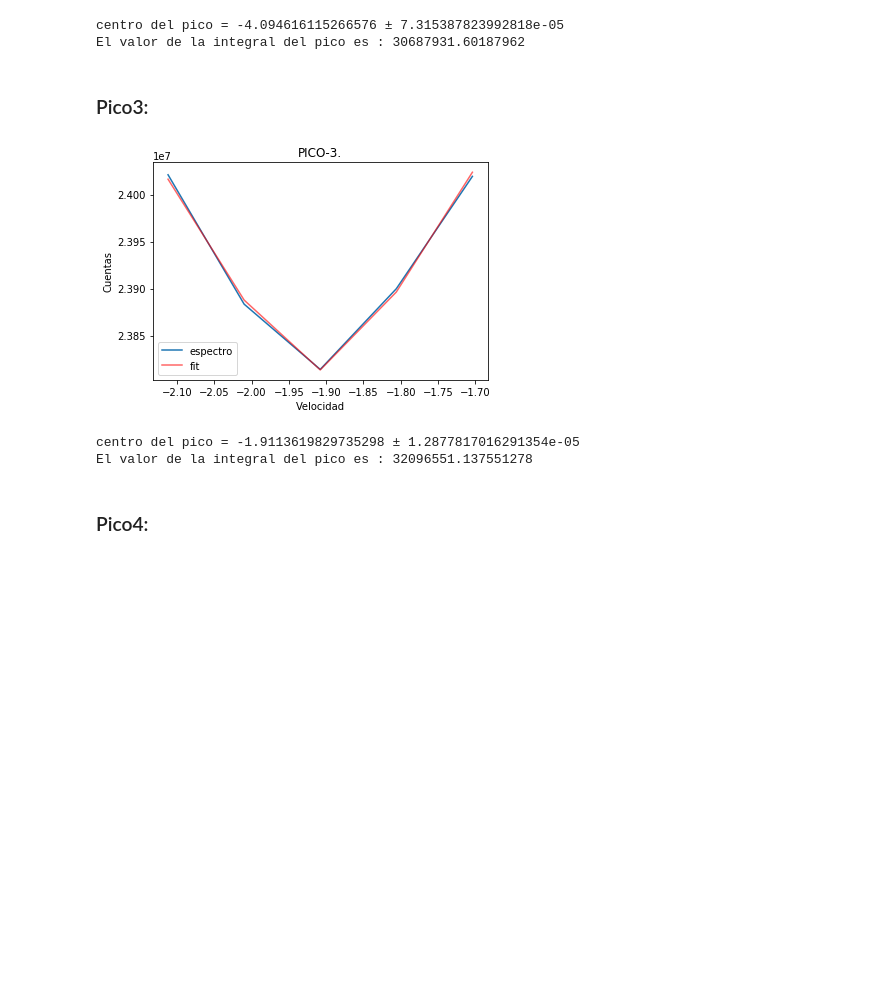
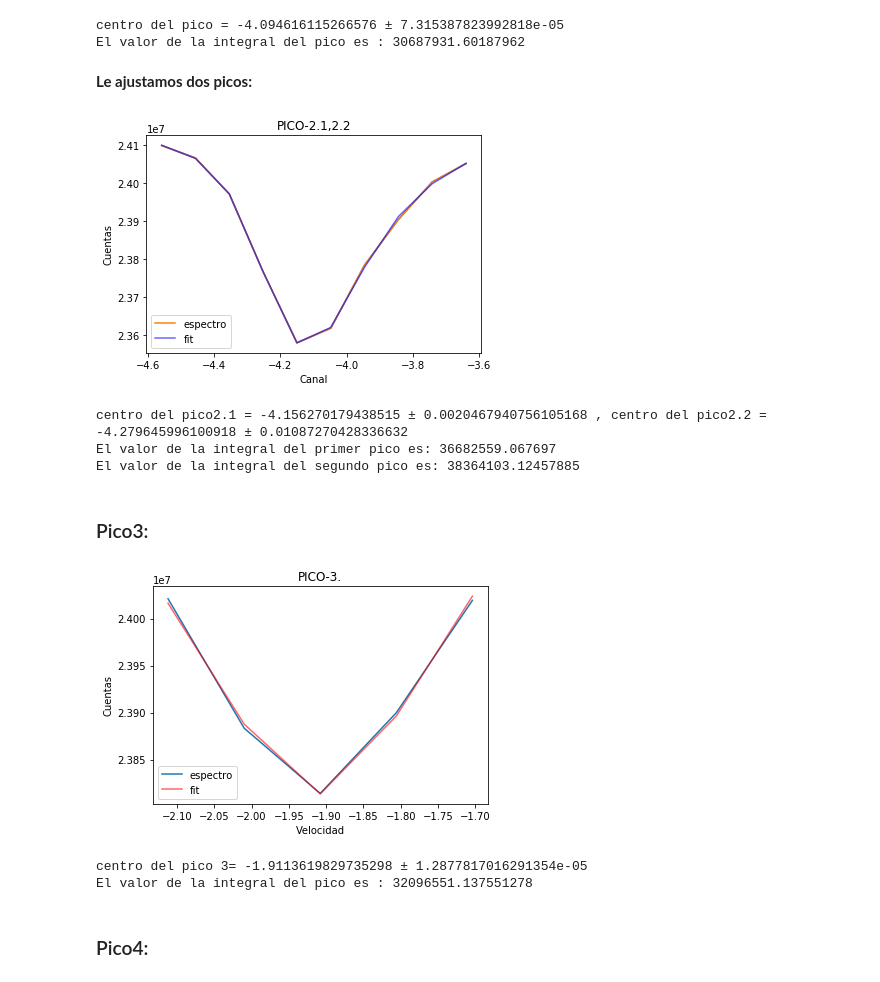
Before and after one commit to monticellifernando/EC2, a Jupyter notebook: 2020/GA/Exp2/Mössbauer_parte2.ipynb, the cells around one changed output. Drawn from its saved outputs; the diff is of its cells as text; code cells hidden in the pictures; blank space fills up the shorter version.

```diff
--- a/2020/GA/Mössbauer_parte2.ipynb
+++ b/2020/GA/Exp2/Mössbauer_parte2.ipynb
@@ -424,6 +473,55 @@ print("El valor de la integral del pico es :",k)
 [figure]
 centro del pico = -4.094616115266576 ± 7.315387823992818e-05
 El valor de la integral del pico es : 30687931.60187962
+# %% [markdown]
+**Le ajustamos dos picos:**
+# %%
+
+Pi2=data.iloc[92:102,]
+
+plt.plot(Pi2.iloc[:,0],Pi2.iloc[:,1])
+plt.title("PICO-2.1,2.2")
+x=Pi2.iloc[:,0]
+y=Pi2.iloc[:,1]
+
+def Lorentz(x, a1, a2, x01 , x02 , b1 , b2 ,c):    #a=altura*5, x0
+    return -(a1 * b1**2 / ((x-x01)**2 + b1**2) + a2 * b2**2 / ((x-x02)**2 + b2**2))+c
+
+popt,pcov = curve_fit(Lorentz, x, y, p0=[2350000,2350000,-4.2,-4.1,0.3,0.3,950000])
+
+plt.plot(Pi2.iloc[:,0],Pi2.iloc[:,1],label="espectro")    #doy vuelta el pico poniendo valor -y
+plt.plot(x, Lorentz(x, *popt), 'b-', label='fit',alpha=0.6)
+plt.legend()
+plt.xlabel('Canal')
+plt.ylabel('Cuentas')
+plt.show()
+
+print("centro del pico2.1 =",popt[2],"±",pcov[2,2],", centro del pico2.2 =",popt[3],"±",pcov[3,3])
+
+#CALCULAMOS LAS INTEGRALES DE LOS PICOS
+def integrand(x,c,d):
+    return Lorentz(x,popt[0],0,popt[2],0,popt[4],0,popt[6])
+c = popt[2]-3*popt[4]
+d = popt[2]+3*popt[4]
+I = quad(integrand, popt[2]-3*popt[4], popt[2]+3*popt[4],args=(c,d))
+# print(I)
+t=I[0]
+
+def integrand(x,c,d):
+    return Lorentz(x,0,popt[1],0,popt[3],0,popt[5],popt[6])
+c = popt[3]-3*popt[5]
+d = popt[3]+3*popt[5]
+I = quad(integrand, popt[3]-3*popt[5], popt[3]+3*popt[5],args=(c,d))
+# print(I)
+l=I[0]
+
+print("El valor de la integral del primer pico es:",t)
+print("El valor de la integral del segundo pico es:",l)
+# %% [output]
+[figure, added]
+centro del pico2.1 = -4.156270179438515 ± 0.0020467940756105168 , centro del pico2.2 = -4.279645996100918 ± 0.01087270428336632
+El valor de la integral del primer pico es: 36682559.067697
+El valor de la integral del segundo pico es: 38364103.12457885
 # %% [markdown]
 ### Pico3:
 # %%
@@ -447,7 +545,7 @@ plt.xlabel('Velocidad')
 plt.ylabel('Cuentas')
 plt.show()
 
-print("centro del pico = "+str(popt[1])+" ± "+str(pcov[1,1]))
+print("centro del pico 3= "+str(popt[1])+" ± "+str(pcov[1,1]))
 
 #INTEGRAMOS EL PICO
 
@@ -461,7 +559,7 @@ k=I[0]
 print("El valor de la integral del pico es :",k)
 # %% [output]
 [figure]
-centro del pico = -1.9113619829735298 ± 1.2877817016291354e-05
+centro del pico 3= -1.9113619829735298 ± 1.2877817016291354e-05
 El valor de la integral del pico es : 32096551.137551278
 # %% [markdown]
 ### Pico4:
```
Also changed, not shown: parts of 8 cells of this notebook, 9 other files.
